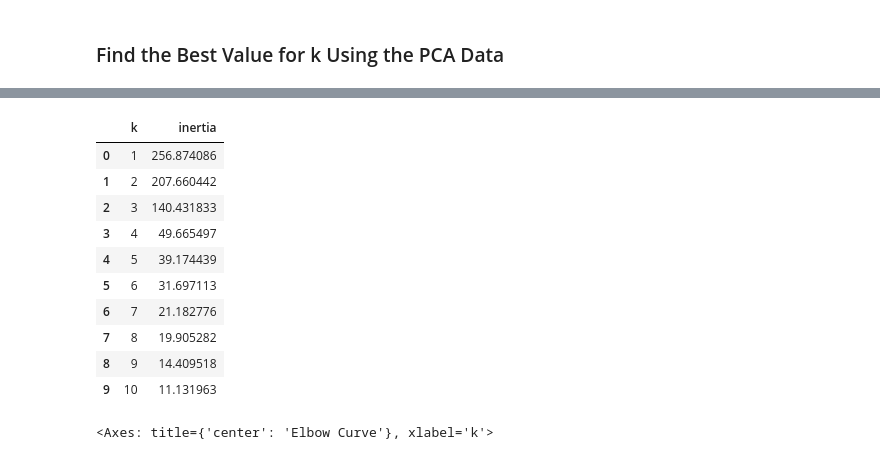
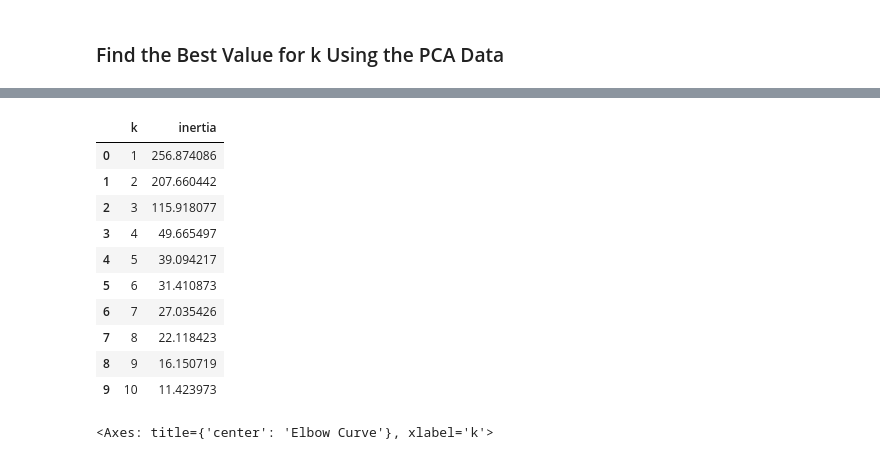
Before and after one commit to tbrown14611/CryptoClustering, a Jupyter notebook: Crypto_Clustering.ipynb, the cells around one changed output, grey strips where cells are left out. Saved outputs shown, nothing was run; the diff lists cells and outputs as text; code cells hidden in the pictures.

```diff
--- a/Crypto_Clustering.ipynb
+++ b/Crypto_Clustering.ipynb
@@ -279,3 +279,10 @@ pca.explained_variance_ratio_.sum()
 # Display sample data
 # %% [markdown]
 ### Find the Best Value for k Using the PCA Data
+# %%
+pca_df = pd.DataFrame(coin_pca,  columns=["PC1", "PC2","PC3"])
+# Set the coinid column as index
+pca_df["coin_id"] = market_data_df.index
+
+pca_df = pca_df.set_index("coin_id")
+pca_df.head()
@@ -282,42 +297,42 @@ pca.explained_variance_ratio_.sum()
 # %%
 # Create a list with the number of k-values to try
 # Use a range from 1 to 11
 k = list(range(1, 11))
 
 # Create an empty list to store the inertia values
 inertia = []
 
 # Create a for loop to compute the inertia with each possible value of k
 # Inside the loop:
 # 1. Create a KMeans model using the loop counter for the n_clusters
 # 2. Fit the model to the data using PCA DataFrame.
-pca_df = pd.DataFrame(coin_pca)
+
 # 3. Append the model.inertia_ to the inertia list
 for i in k:
     k_model = KMeans(n_clusters=i, n_init='auto', random_state=None)
     k_model.fit(pca_df)
     inertia.append(k_model.inertia_)
 
 # Create a dictionary with the data to plot the Elbow curve
 elbow_data = {"k": k, "inertia": inertia}
 
 # Create a DataFrame with the data to plot the Elbow curve
 df_elbow = pd.DataFrame(elbow_data)
 
 # Display the DataFrame
 df_elbow
 # %% [output]
 |  | k | inertia |
 | 0 | 1 | 256.874086 |
 | 1 | 2 | 207.660442 |
-| 2 | 3 | 140.431833 |
+| 2 | 3 | 115.918077 |
 | 3 | 4 | 49.665497 |
-| 4 | 5 | 39.174439 |
-| 5 | 6 | 31.697113 |
-| 6 | 7 | 21.182776 |
-| 7 | 8 | 19.905282 |
-| 8 | 9 | 14.409518 |
-| 9 | 10 | 11.131963 |
+| 4 | 5 | 39.094217 |
+| 5 | 6 | 31.410873 |
+| 6 | 7 | 27.035426 |
+| 7 | 8 | 22.118423 |
+| 8 | 9 | 16.150719 |
+| 9 | 10 | 11.423973 |
 # %%
 # Plot a line chart with all the inertia values computed with
 # the different values of k to visually identify the optimal value for k.
```
Also changed, not shown: parts of 2 cells of this notebook.
